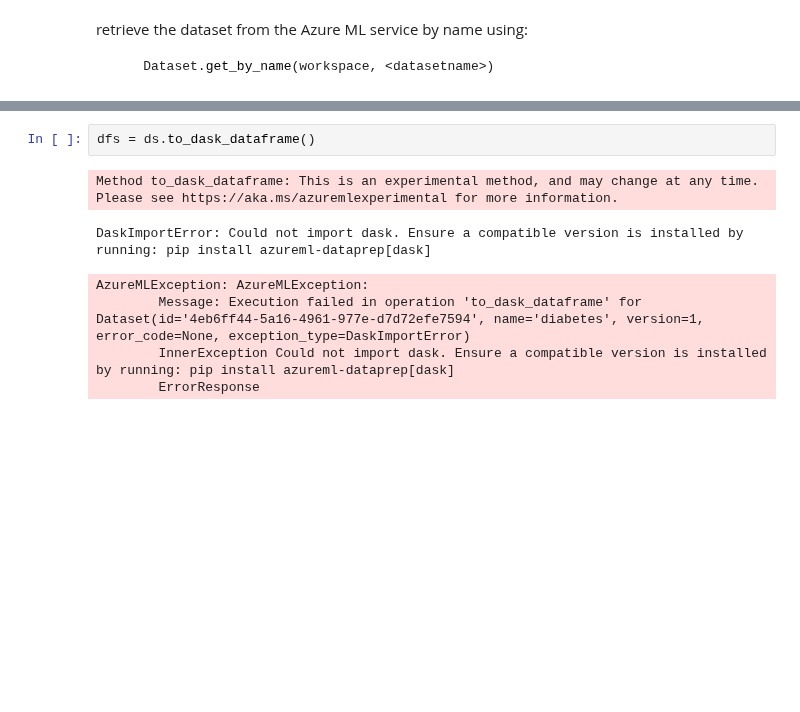
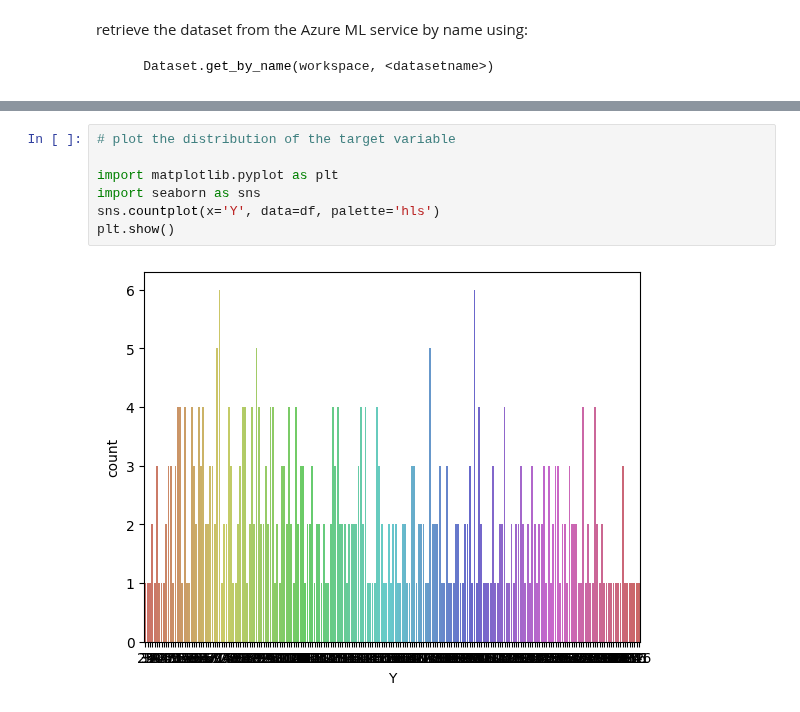
Before and after one commit to mutazag/catsanddogs, a Jupyter notebook: 02_explore_dataset_tabular.ipynb, the cells around one changed output, grey strips where cells are left out. Cells and saved outputs as stored; diff of their text form; blank space fills up the shorter version.

```diff
--- a/02_explore_dataset_tabular.ipynb
+++ b/02_explore_dataset_tabular.ipynb
@@ -35,9 +39,9 @@ df.head()
-# %%
-dfs = ds.to_dask_dataframe()
-# %% [output]
-Method to_dask_dataframe: This is an experimental method, and may change at any time. Please see https://aka.ms/azuremlexperimental for more information.
-DaskImportError: Could not import dask. Ensure a compatible version is installed by running: pip install azureml-dataprep[dask]
-AzureMLException: AzureMLException:
-        Message: Execution failed in operation 'to_dask_dataframe' for Dataset(id='4eb6ff44-5a16-4961-977e-d7d72efe7594', name='diabetes', version=1, error_code=None, exception_type=DaskImportError)
-        InnerException Could not import dask. Ensure a compatible version is installed by running: pip install azureml-dataprep[dask]
-        ErrorResponse
+# %%
+# plot the distribution of the target variable
+
+import matplotlib.pyplot as plt
+import seaborn as sns
+sns.countplot(x='Y', data=df, palette='hls')
+plt.show()
+# %% [output]
+[figure, added]
```
Also changed, not shown: parts of 5 cells of this notebook.
